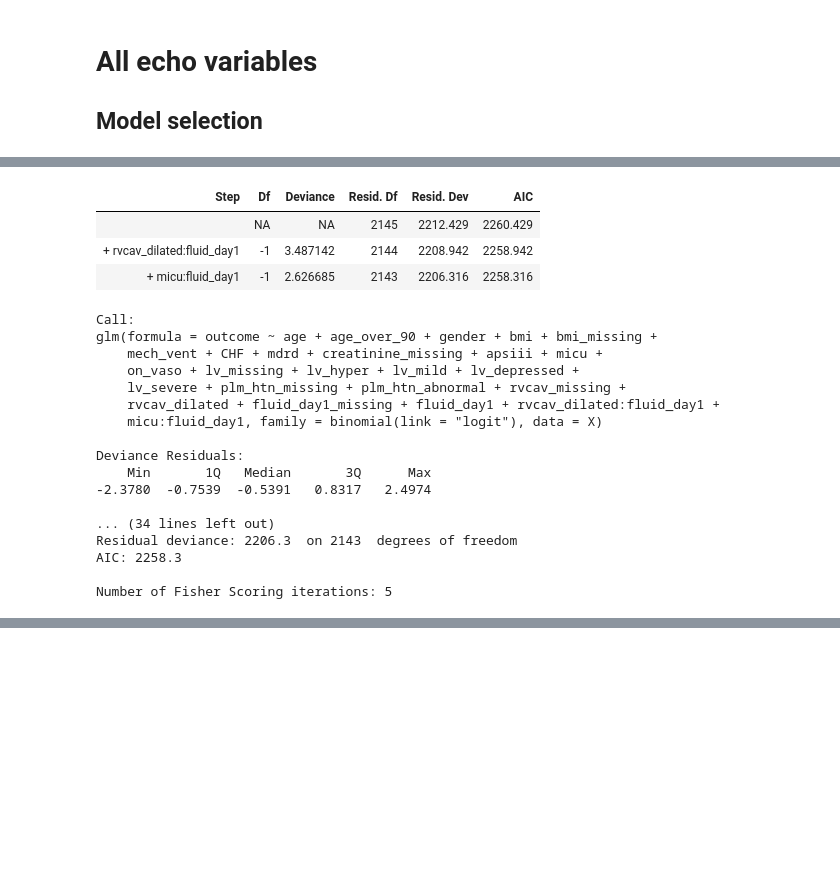
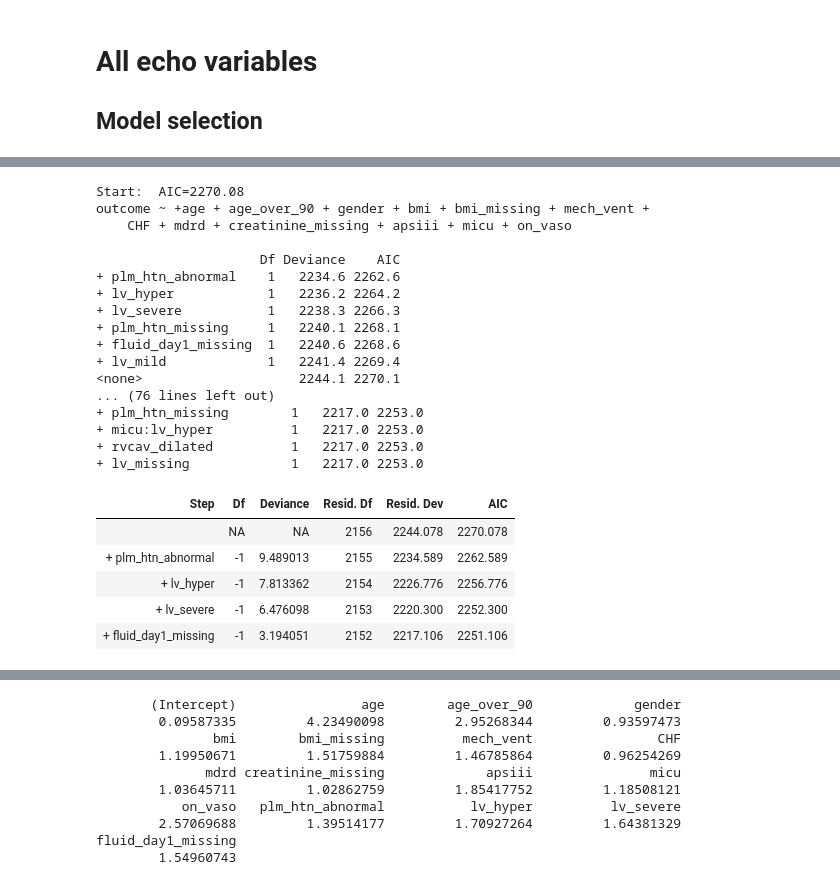
Before and after one commit to yhtgrace/echo, a Jupyter notebook: notebooks/170605_models.ipynb, the cells around one changed output, grey strips where cells are left out. Saved outputs shown, nothing was run; the diff lists cells and outputs as text; code cells hidden in the pictures; blank space fills up the shorter version.

```diff
--- a/notebooks/170605_models.ipynb
+++ b/notebooks/170605_models.ipynb
@@ -1494,13 +1956,13 @@ Number of Fisher Scoring iterations: 5
 # %%
-model <- update(covariates, ~ . +
-        + lv_missing + lv_hyper + lv_mild + lv_depressed + lv_severe
-        + plm_htn_missing + plm_htn_abnormal
-        + rvcav_missing + rvcav_dilated
-        + fluid_day1_missing + fluid_day1
-    ,
-    family = binomial(link = 'logit'),
-    data = X)
-scope <- formula(update(model, ~. +
+model <- update(covariates, ~. +
+    + fluid_day1_missing + fluid_day1 +
+    + lv_missing + lv_hyper + lv_mild + lv_depressed + lv_severe
+    + plm_htn_missing + plm_htn_abnormal
+    + rvcav_missing + rvcav_dilated
+)
+summary(model)
+scope <- formula(update(covariates, ~. +
+    + fluid_day1_missing + lv_missing + plm_htn_missing + rvcav_missing
     + micu * fluid_day1 * lv_hyper
     + micu * fluid_day1 * lv_mild
     + micu * fluid_day1 * lv_depressed
@@ -1508,10 +1970,12 @@ scope <- formula(update(model, ~. +
     + micu * fluid_day1 * plm_htn_abnormal
     + micu * fluid_day1 * rvcav_dilated
     ))
-select <- step(model, direction = 'forward', scope = scope)
+select <- step(covariates, direction = 'forward', scope = scope)
 select$anova
 summary(select)
+exp(coef(select))
 
 select2 <- update(select, ~ . + micu * fluid_day1 * lv_mild)
 summary(select2)
+exp(coef(select2))
 # %% [output]
@@ -1535,24 +1999,26 @@ outcome ~ age + age_over_90 + gender + bmi + bmi_missing + mech_vent +
+Start:  AIC=2270.08
+outcome ~ +age + age_over_90 + gender + bmi + bmi_missing + mech_vent +
+    CHF + mdrd + creatinine_missing + apsiii + micu + on_vaso
+
+                     Df Deviance    AIC
++ plm_htn_abnormal    1   2234.6 2262.6
++ lv_hyper            1   2236.2 2264.2
++ lv_severe           1   2238.3 2266.3
++ plm_htn_missing     1   2240.1 2268.1
++ fluid_day1_missing  1   2240.6 2268.6
++ lv_mild             1   2241.4 2269.4
+<none>                    2244.1 2270.1
+... (76 lines left out)
++ plm_htn_missing        1   2217.0 2253.0
++ micu:lv_hyper          1   2217.0 2253.0
++ rvcav_dilated          1   2217.0 2253.0
++ lv_missing             1   2217.0 2253.0
 | Step | Df | Deviance | Resid. Df | Resid. Dev | AIC |
-|  | NA | NA | 2145 | 2212.429 | 2260.429 |
-| + rvcav_dilated:fluid_day1 | -1 | 3.487142 | 2144 | 2208.942 | 2258.942 |
-| + micu:fluid_day1 | -1 | 2.626685 | 2143 | 2206.316 | 2258.316 |
+|  | NA | NA | 2156 | 2244.078 | 2270.078 |
+| + plm_htn_abnormal | -1 | 9.489013 | 2155 | 2234.589 | 2262.589 |
+| + lv_hyper | -1 | 7.813362 | 2154 | 2226.776 | 2256.776 |
+| + lv_severe | -1 | 6.476098 | 2153 | 2220.300 | 2252.300 |
+| + fluid_day1_missing | -1 | 3.194051 | 2152 | 2217.106 | 2251.106 |
-Call:
-glm(formula = outcome ~ age + age_over_90 + gender + bmi + bmi_missing +
-    mech_vent + CHF + mdrd + creatinine_missing + apsiii + micu +
-    on_vaso + lv_missing + lv_hyper + lv_mild + lv_depressed +
-    lv_severe + plm_htn_missing + plm_htn_abnormal + rvcav_missing +
-    rvcav_dilated + fluid_day1_missing + fluid_day1 + rvcav_dilated:fluid_day1 +
-    micu:fluid_day1, family = binomial(link = "logit"), data = X)
-
-Deviance Residuals:
-    Min       1Q   Median       3Q      Max
--2.3780  -0.7539  -0.5391   0.8317   2.4974
-
-... (34 lines left out)
-Residual deviance: 2206.3  on 2143  degrees of freedom
-AIC: 2258.3
-
-Number of Fisher Scoring iterations: 5
 Call:
 glm(formula = outcome ~ age + age_over_90 + gender + bmi + bmi_missing +
     mech_vent + CHF + mdrd + creatinine_missing + apsiii + micu +
@@ -1572,0 +2039,10 @@ Number of Fisher Scoring iterations: 6
+       (Intercept)                age        age_over_90             gender
+        0.09587335         4.23490098         2.95268344         0.93597473
+               bmi        bmi_missing          mech_vent                CHF
+        1.19950671         1.51759884         1.46785864         0.96254269
+              mdrd creatinine_missing             apsiii               micu
+        1.03645711         1.02862759         1.85417752         1.18508121
+           on_vaso   plm_htn_abnormal           lv_hyper          lv_severe
+        2.57069688         1.39514177         1.70927264         1.64381329
+fluid_day1_missing
+        1.54960743
```
Also changed, not shown: parts of 35 cells of this notebook, 1 other file.
